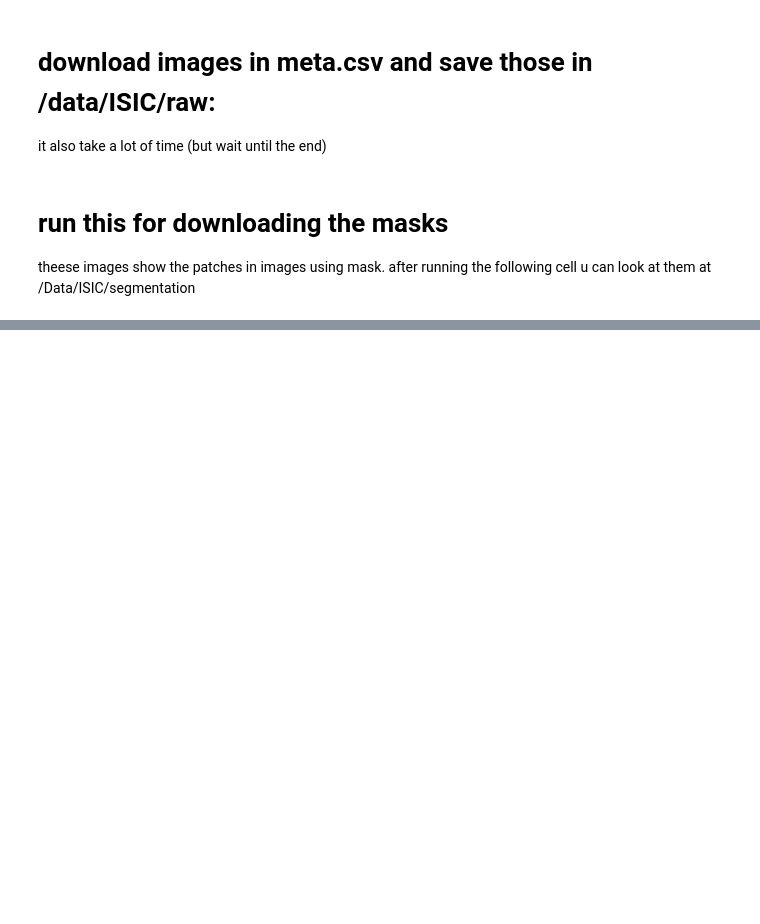
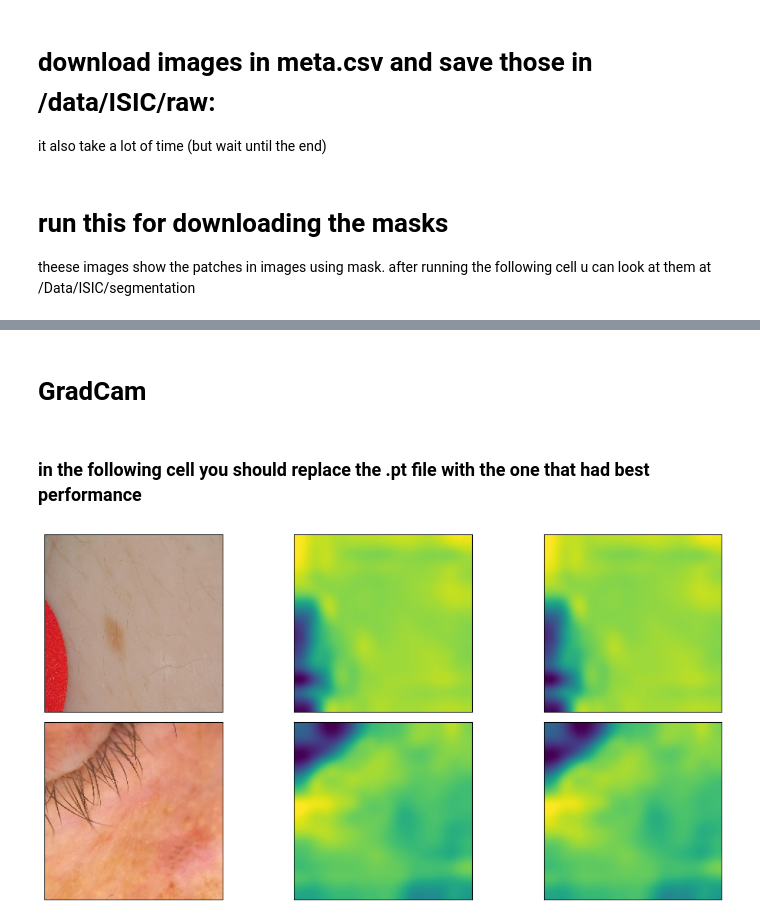
Before and after one commit to AminMirzaie/CDEP, a Jupyter notebook: isic-skin-cancer/ISIC/Run_ISIC.ipynb, the cells around one changed output, grey strips where cells are left out. Cells and saved outputs as stored; diff of their text form; code cells hidden in the pictures; blank space fills up the shorter version.

```diff
--- a/isic-skin-cancer/ISIC/Run_ISIC.ipynb
+++ b/isic-skin-cancer/ISIC/Run_ISIC.ipynb
@@ -232,0 +731,2 @@ theese images show the patches in images using mask. after running the following
+# %% [markdown]
+# GradCam
@@ -232,0 +745,2 @@ theese images show the patches in images using mask. after running the following
+# %% [markdown]
+### in the following cell you should replace the .pt file with the one that had best performance
@@ -232,0 +757,44 @@ theese images show the patches in images using mask. after running the following
+# %%
+my_list_all = [img_dataset[i][0] for i in range(len(img_dataset)) ]
+my_list_targets_all = [img_dataset[i][1] for i in range(len(img_dataset)) ]
+# %%
+model_reg = model_reg.cuda()
+model_no_reg = model_no_reg.cuda()
+
+grad_cam_noreg = GradCam(model_no_reg, target_layer=29)
+grad_cam_reg = GradCam(model_reg, target_layer=29)
+# %%
+triples = []
+for img, target in tqdm(zip(my_list_all[:1000], my_list_targets_all[:1000])):
+    img.requires_grad= True
+    test_img = img.cuda()
+    test_img = test_img[None, :, :224, :224]
+    img_np = img[:, :224, :224].detach().cpu().numpy().transpose(1,2,0)*std[None, None, :] + mean[None, None, :]
+    reg_saliency = grad_cam_reg.generate_cam(test_img, target)
+    vanilla_saliency = grad_cam_noreg.generate_cam(test_img, target)
+    triples.append((img_np, vanilla_saliency, reg_saliency, target))
+# %%
+
+sns.reset_orig()
+idxs = [1,2] # first ids that have a patch
+num_rows = len(idxs)
+
+fig, axes = plt.subplots(num_rows,3, figsize=  (4.2*3, num_rows*3))
+
+for i, (idx) in enumerate(idxs):
+    original_img, vanilla_sal, reg_sal, true_class = triples[idx]
+
+    axes[i,0].imshow(np.clip(original_img,0,1))
+    axes[i,0].tick_params(axis='both', which='both', bottom=False, left = False, top=False, labelbottom=False, labelleft = False)
+
+    axes[i,1].imshow( vanilla_sal, cmap = plt.get_cmap("viridis"),)
+    axes[i,1].tick_params(axis='both', which='both', bottom=False, left = False, top=False, labelbottom=False, labelleft = False)
+    axes[i,2].imshow(reg_sal, cmap =plt.get_cmap("viridis"))
+
+    axes[i,2].tick_params(axis='both', which='both', bottom=False, left = False, top=False, labelbottom=False, labelleft = False)
+
+plt.tight_layout()
+save_path = "../results_for_export"
+# fig.savefig(oj(save_path,"gradCAM"))
+# %% [output]
+[figure, added]
```
Also changed, not shown: parts of 24 cells of this notebook.
